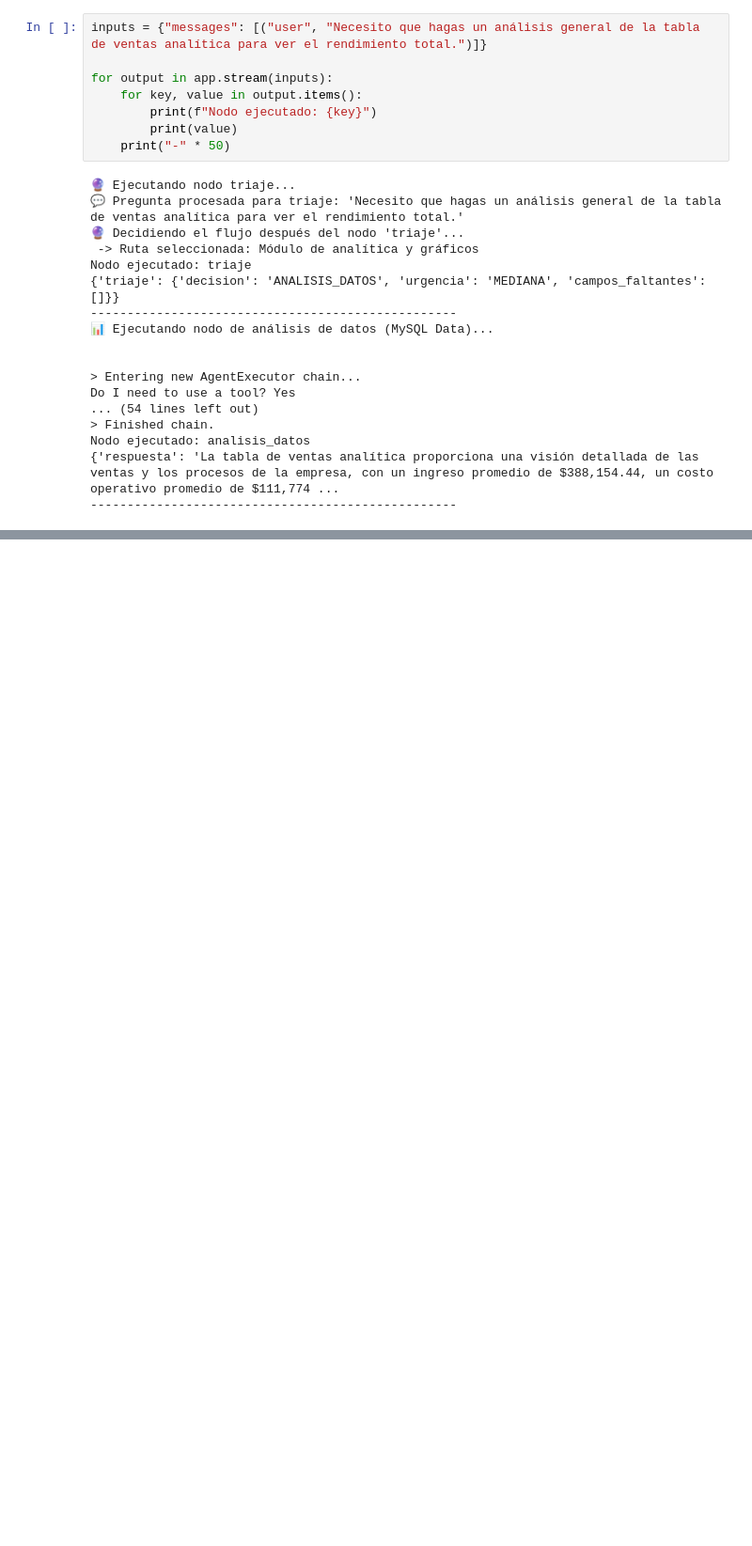
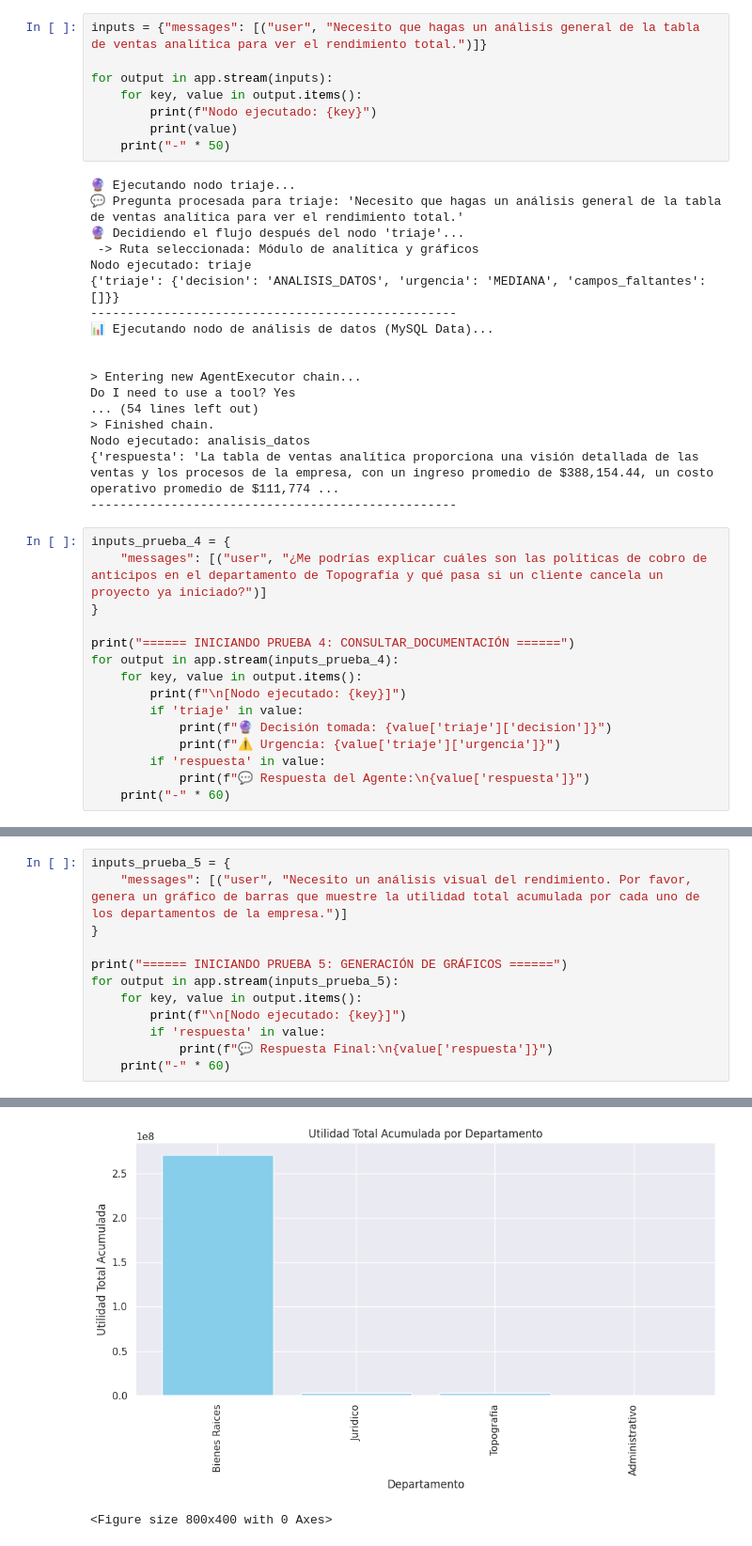
Before and after one commit to imannolM/agente-topo, a Jupyter notebook: agente_topo.ipynb, the cells around one changed output, grey strips where cells are left out. Shown at 94% size. Drawn from its saved outputs; the diff is of its cells as text; blank space fills up the shorter version.

Commit message:
I ran a test of the RAG system—specifically, a general query regarding the documentation—and generated a bar chart using the `generar_grafico` tool, in accordance with the user's request.

```diff
--- a/agente_topo.ipynb
+++ b/agente_topo.ipynb
@@ -815,3 +839,18 @@ Do I need to use a tool? Yes
 Nodo ejecutado: analisis_datos
 {'respuesta': 'La tabla de ventas analítica proporciona una visión detallada de las ventas y los procesos de la empresa, con un ingreso promedio de $388,154.44, un costo operativo promedio de $111,774 ...
 --------------------------------------------------
+# %%
+inputs_prueba_4 = {
+    "messages": [("user", "¿Me podrías explicar cuáles son las políticas de cobro de anticipos en el departamento de Topografía y qué pasa si un cliente cancela un proyecto ya iniciado?")]
+}
+
+print("====== INICIANDO PRUEBA 4: CONSULTAR_DOCUMENTACIÓN ======")
+for output in app.stream(inputs_prueba_4):
+    for key, value in output.items():
+        print(f"\n[Nodo ejecutado: {key}]")
+        if 'triaje' in value:
+            print(f"🔮 Decisión tomada: {value['triaje']['decision']}")
+            print(f"⚠️ Urgencia: {value['triaje']['urgencia']}")
+        if 'respuesta' in value:
+            print(f"💬 Respuesta del Agente:\n{value['respuesta']}")
+    print("-" * 60)
@@ -817,0 +875,13 @@ Nodo ejecutado: analisis_datos
+# %%
+inputs_prueba_5 = {
+    "messages": [("user", "Necesito un análisis visual del rendimiento. Por favor, genera un gráfico de barras que muestre la utilidad total acumulada por cada uno de los departamentos de la empresa.")]
+}
+
+print("====== INICIANDO PRUEBA 5: GENERACIÓN DE GRÁFICOS ======")
+for output in app.stream(inputs_prueba_5):
+    for key, value in output.items():
+        print(f"\n[Nodo ejecutado: {key}]")
+        if 'respuesta' in value:
+            print(f"💬 Respuesta Final:\n{value['respuesta']}")
+    print("-" * 60)
+# %% [output]
@@ -817,0 +905,2 @@ Nodo ejecutado: analisis_datos
+[figure, added]
+<Figure size 800x400 with 0 Axes>
```
Also changed, not shown: parts of 3 cells of this notebook.
